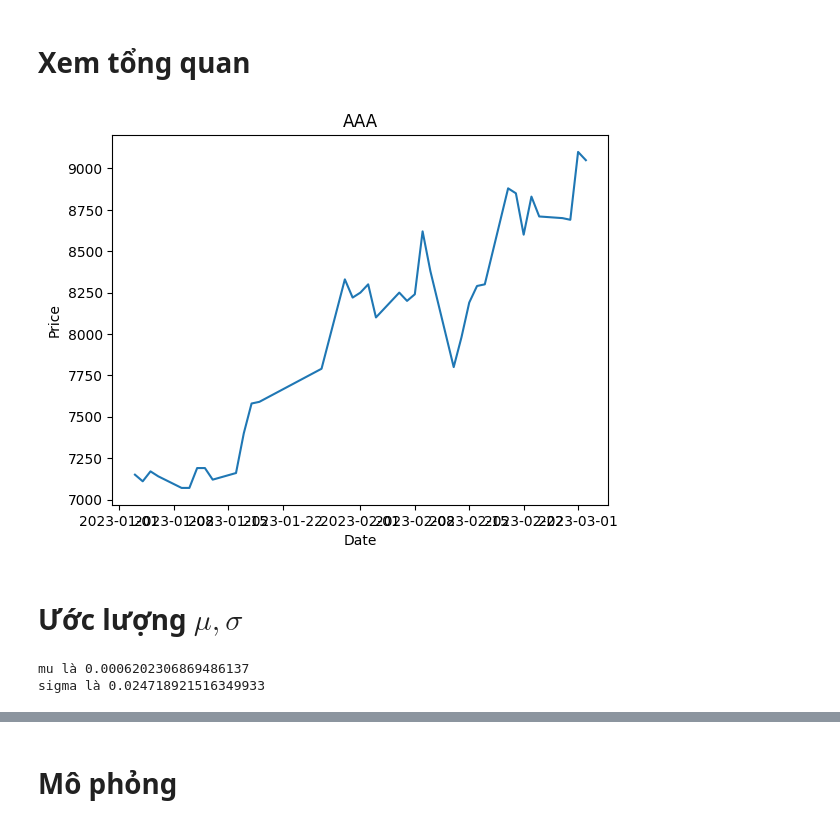
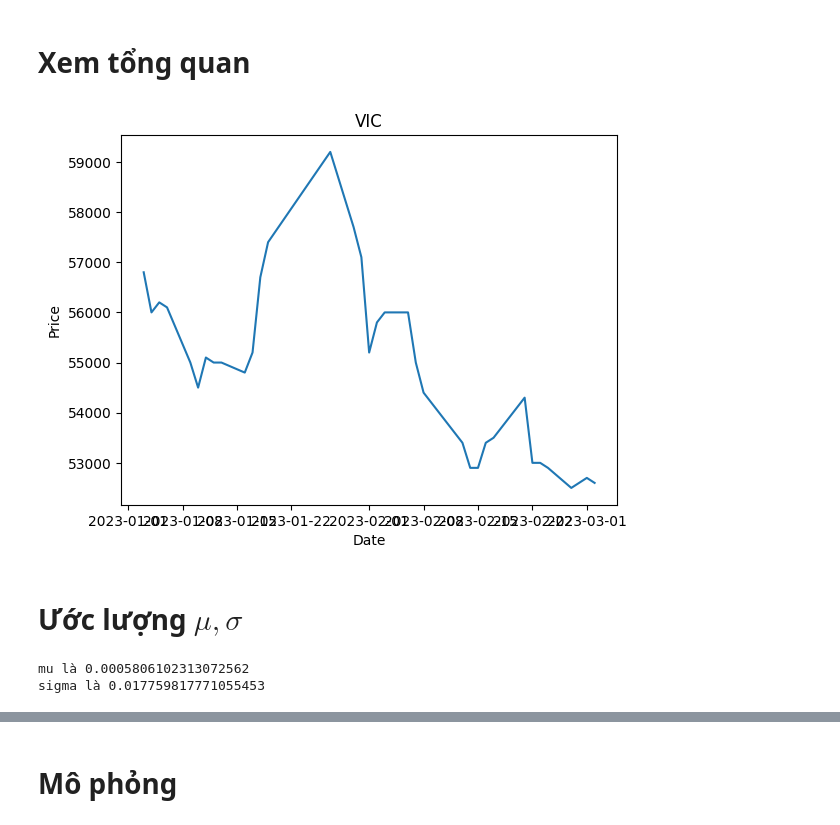
Before and after one commit to khanhtrinh2003/Financial-mathematics, a Jupyter notebook: tren_lop.ipynb, the cells around one changed output, grey strips where cells are left out. Drawn from its saved outputs; the diff is of its cells as text; code cells hidden in the pictures.

```diff
--- a/tren_lop.ipynb
+++ b/tren_lop.ipynb
@@ -21,16 +21,16 @@ Index(['AAA', 'AAM', 'AAT', 'ABR', 'ABS', 'ABT', 'ACB', 'ACC', 'ACG', 'ACL',
 # %% [markdown]
 # Xem tổng quan
 # %%
-ticker = "AAA"
+ticker = "VIC"
 vn_df = vn[ticker][vn.index.year >=2023]
 so_lan = len(vn_df)
 plt.plot(vn_df)
 plt.title(f"{ticker}")
 plt.ylabel("Price")
 plt.xlabel("Date")
 plt.show()
 # %% [output]
-[figure, old version]
+[figure, new version]
 # %% [markdown]
 # Ước lượng $\mu, \sigma$
 # %%
@@ -39,5 +39,5 @@ sigma = vn[ticker].pct_change().std()
 print(f"mu là {mu}")
 print(f"sigma là {sigma}")
 # %% [output]
-mu là 0.0006202306869486137
-sigma là 0.024718921516349933
+mu là 0.0005806102313072562
+sigma là 0.017759817771055453
```
Also changed, not shown: parts of 3 cells of this notebook.
